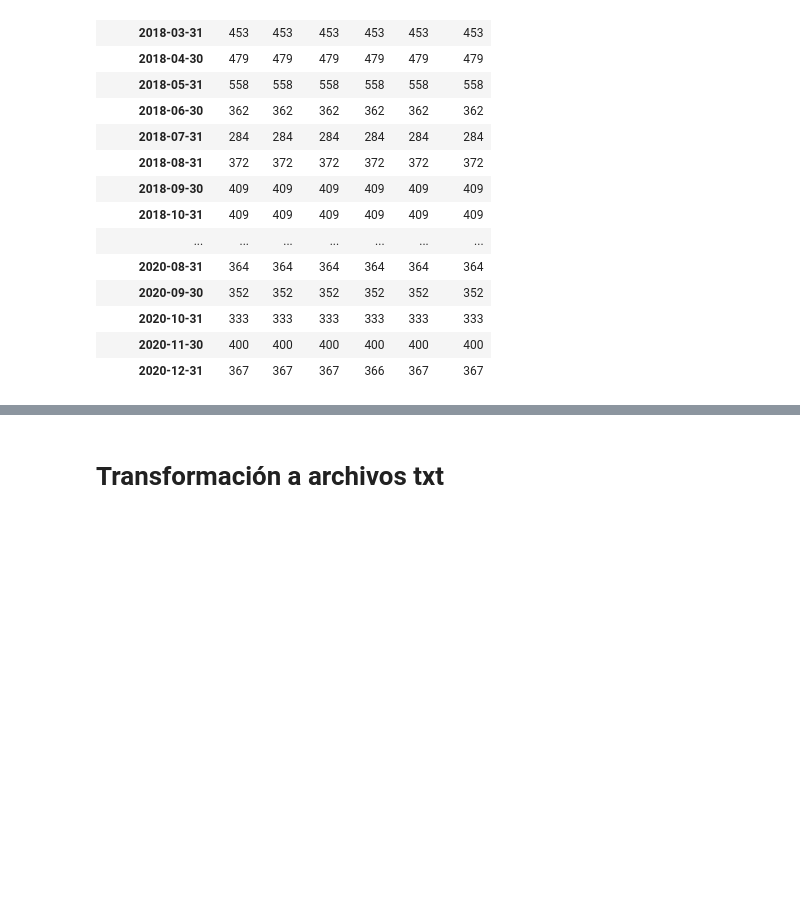
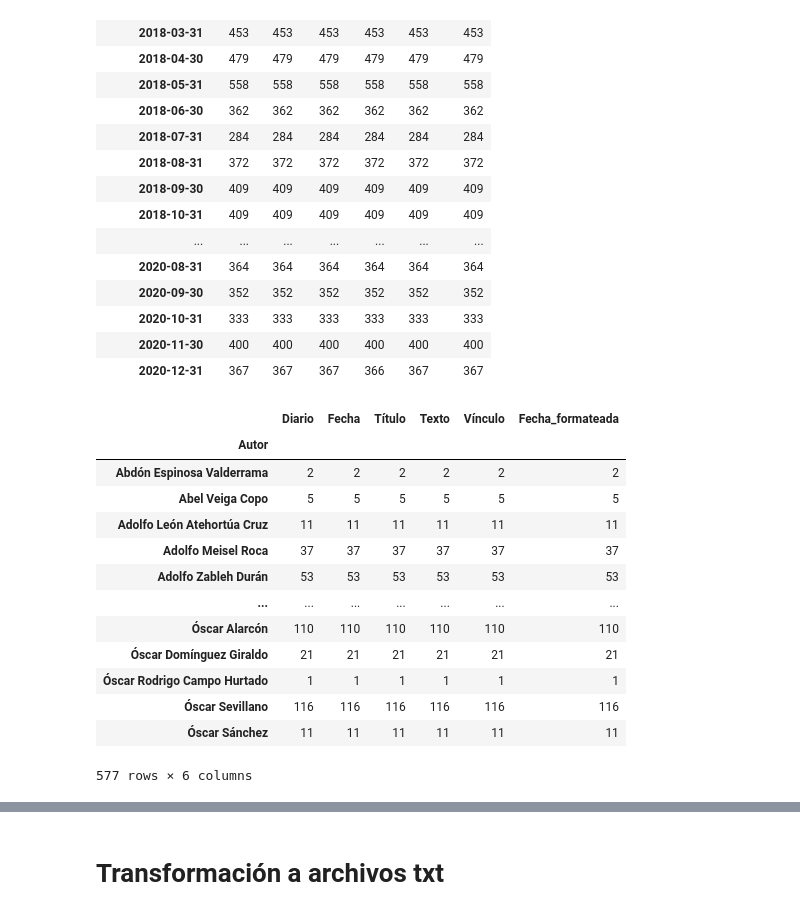
Before and after one commit to BMSS-EAFIT-Projects/HumanidadesDigitales_Karen, a Jupyter notebook: Códigos/topic_modeling.ipynb, the cells around one changed output, grey strips where cells are left out. Saved outputs shown, nothing was run; the diff lists cells and outputs as text; code cells hidden in the pictures; blank space fills up the shorter version.

```diff
--- a/Códigos/topic_modeling.ipynb
+++ b/Códigos/topic_modeling.ipynb
@@ -173,3 +173,20 @@ corpus_completo.groupby(pd.Grouper(key='Fecha_formateada', axis=0, freq='ME')).c
 | 2020-10-31 | 333 | 333 | 333 | 333 | 333 | 333 |
 | 2020-11-30 | 400 | 400 | 400 | 400 | 400 | 400 |
 | 2020-12-31 | 367 | 367 | 367 | 366 | 367 | 367 |
+# %%
+corpus_completo.groupby('Autor').count()
+# %% [output]
+|  | Diario | Fecha | Título | Texto | Vínculo | Fecha_formateada |
+| Autor |  |  |  |  |  |  |
+| Abdón Espinosa Valderrama | 2 | 2 | 2 | 2 | 2 | 2 |
+| Abel Veiga Copo | 5 | 5 | 5 | 5 | 5 | 5 |
+| Adolfo León Atehortúa Cruz | 11 | 11 | 11 | 11 | 11 | 11 |
+| Adolfo Meisel Roca | 37 | 37 | 37 | 37 | 37 | 37 |
+| Adolfo Zableh Durán | 53 | 53 | 53 | 53 | 53 | 53 |
+| ... | ... | ... | ... | ... | ... | ... |
+| Óscar Alarcón | 110 | 110 | 110 | 110 | 110 | 110 |
+| Óscar Domínguez Giraldo | 21 | 21 | 21 | 21 | 21 | 21 |
+| Óscar Rodrigo Campo Hurtado | 1 | 1 | 1 | 1 | 1 | 1 |
+| Óscar Sevillano | 116 | 116 | 116 | 116 | 116 | 116 |
+| Óscar Sánchez | 11 | 11 | 11 | 11 | 11 | 11 |
+577 rows × 6 columns
```
Also changed, not shown: parts of 1 cell of this notebook, 3 other files.
